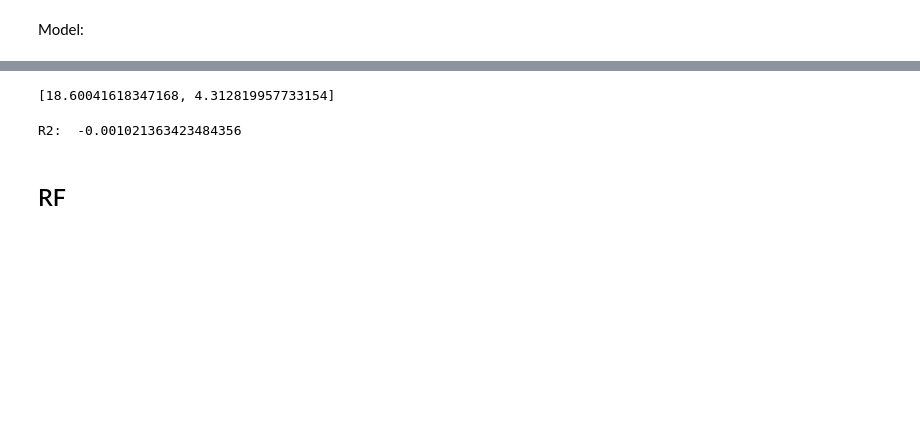
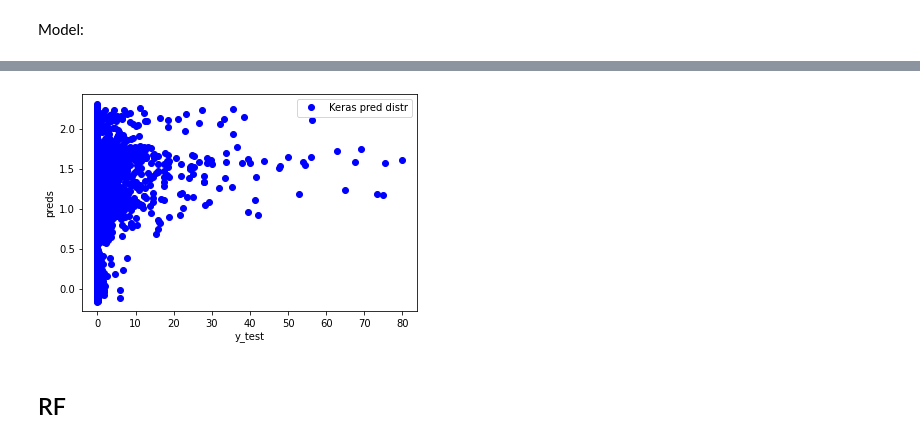
Before and after one commit to specialo0/AI4Sea, a Jupyter notebook: AI4Sea.ipynb, the cells around one changed output, grey strips where cells are left out. Saved outputs shown, nothing was run; the diff lists cells and outputs as text; code cells hidden in the pictures; blank space fills up the shorter version.

```diff
--- a/AI4Sea.ipynb
+++ b/AI4Sea.ipynb
@@ -554,12 +570,12 @@ R2:  -5.5673922949583954e-05
-# %%
-print(scores)
-# %% [output]
-[18.60041618347168, 4.312819957733154]
-# %%
-R2_keras = r2_score(y_test, preds_ker)
-print('R2: ', R2_keras)
-# %% [output]
-R2:  -0.001021363423484356
+# %%
+plt.plot(y_test, preds_ker, 'o', c = 'b', label = 'Keras pred distr')
+
+plt.ylabel('preds');
+plt.xlabel('y_test');
+
+plt.legend(loc = 'upper right');
+# %% [output]
+[figure, added]
 # %% [markdown]
 ## RF
 # %%
```
Also changed, not shown: parts of 26 cells of this notebook.
